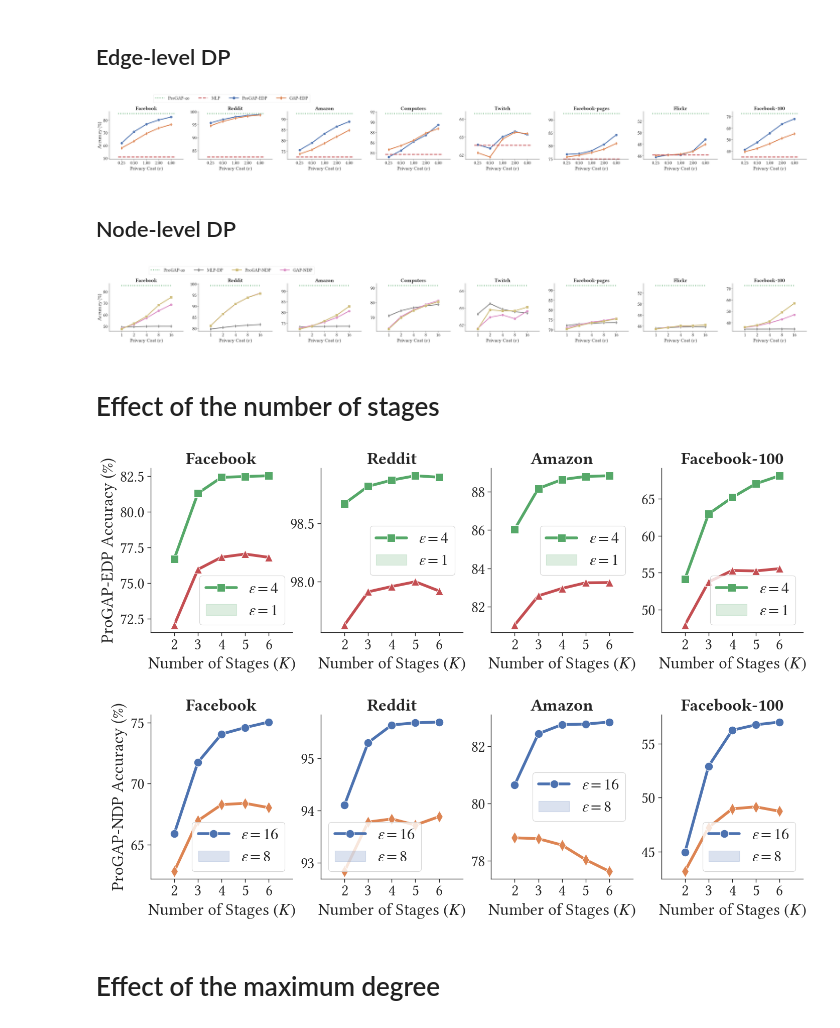
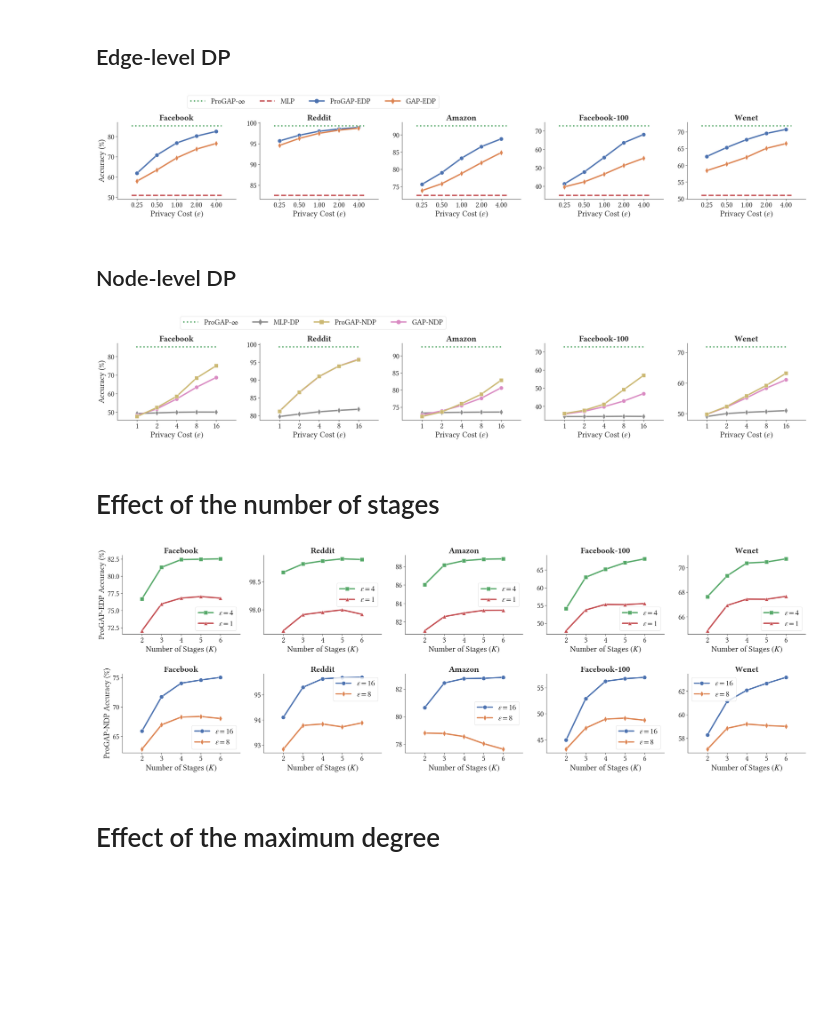
Before and after one commit to sisaman/ProGAP, a Jupyter notebook: results.ipynb, the cells around one changed output. Saved outputs shown, nothing was run; the diff lists cells and outputs as text; code cells hidden in the pictures; blank space fills up the shorter version.

Commit message:
experiments on wenet

```diff
--- a/results.ipynb
+++ b/results.ipynb
@@ -140,7 +139,7 @@ df
 # %%
 cols = ['id', 'method', 'dataset', 'epsilon', 'val/acc_mean', 'test/acc_mean']
 methods = ['ProGAP-$\infty$', 'MLP', 'ProGAP-EDP', 'GAP-EDP']
-datasets = ['facebook', 'reddit', 'amazon', 'computers', 'twitch', 'facebook-pages', 'flickr', 'facebook-100']
+datasets = ['facebook', 'reddit', 'amazon', 'facebook-100', 'wenet']
 epsilons = [0.25, 0.5, 1, 2, 4]
 
 # filter data
@@ -160,40 +159,40 @@ inf_acc = df.loc[df['method'] == 'ProGAP-$\infty$', ['dataset', 'test/acc_mean']
 mlp_acc = df.loc[df['method'] == 'MLP', ['dataset', 'test/acc_mean']].set_index('dataset')
 edp_methods = ['ProGAP-EDP', 'GAP-EDP']
 df = df.loc[df['method'].isin(edp_methods)]
 df = df.sort_values(by='method')
 
 # plot
 g = sns.relplot(kind='line', data=df, x='epsilon', y='test/acc_mean', hue='method', col='dataset', aspect=1.2,
                 markers=['o', 'd'], dashes=False, style='method',
                 hue_order=edp_methods, col_order=datasets, style_order=edp_methods,
                 facet_kws={'sharey': False, 'sharex': False})
 
 g.set(ylabel=None, xlabel='Privacy Cost $(\epsilon)$', xscale='log', xticks=epsilons, xlim=(epsilons[0] / 2, epsilons[-1] * 2))
 
 for dataset, ax in zip(datasets, g.axes[0]):
     ax.axhline(inf_acc.loc[dataset].item(), linestyle='dotted', label='ProGAP-$\infty$', color=sns.color_palette('deep')[2], xmin=0.12, xmax=0.88)
     ax.axhline(mlp_acc.loc[dataset].item(), linestyle='dashed', label='MLP', color=sns.color_palette('deep')[3], xmin=0.12, xmax=0.88)
     ax.set_title(label=dataset.capitalize(), fontdict={'fontweight': 'bold'}, )
     ax.get_xaxis().set_major_formatter(ScalarFormatter())
     ax.minorticks_off()
 
 handles, labels = g.axes[0][0].get_legend_handles_labels()
 legend_data = {label: handle for label, handle in zip(labels, handles)}
 g.legend.remove()
 g.axes[0][1].legend(loc='upper center', ncol=4, bbox_to_anchor=(.45, 1.4), handles=[legend_data[method] for method in methods], labels=methods)
 
 g.axes[0][0].set(ylabel='Accuracy (%)')
 g.fig.subplots_adjust(hspace=0.4, wspace=0.2)
 # g.fig.set_figwidth(16)
 g.savefig('figs/edge.pdf')
 # %% [output]
-[figure, old version]
+[figure, new version]
 # %% [markdown]
 ## Node-level DP
 # %%
 cols = ['id', 'method', 'dataset', 'epsilon', 'train/acc_mean', 'val/acc_mean', 'test/acc_mean']
 methods = ['ProGAP-$\infty$', 'MLP-DP', 'ProGAP-NDP', 'GAP-NDP']
-datasets = datasets = ['facebook', 'reddit', 'amazon', 'computers', 'twitch', 'facebook-pages', 'flickr', 'facebook-100']
+datasets = datasets = ['facebook', 'reddit', 'amazon', 'facebook-100', 'wenet']
 epsilons = [1, 2, 4, 8, 16]
 
 # filter data
@@ -241,13 +240,13 @@ g.fig.subplots_adjust(hspace=0.4, wspace=0.2)
 # g.fig.set_figwidth(16)
 g.savefig('figs/node.pdf')
 # %% [output]
-[figure, old version]
+[figure, new version]
 # %% [markdown]
 # Effect of the number of stages
 # %%
 cols = ['method', 'dataset', 'epsilon', 'stages', 'val/acc_mean', 'test/acc_mean']
 methods = ['ProGAP-EDP', 'ProGAP-NDP']
-datasets = ['facebook', 'reddit', 'amazon', 'facebook-100']
+datasets = ['facebook', 'reddit', 'amazon', 'facebook-100', 'wenet']
 epsilons_edp = [1,4]
 epsilons_ndp = [8,16]
 
@@ -272,7 +271,7 @@ df['style'] = df['method'].str.cat(df['epsilon'], sep='-')
 
 g = sns.relplot(kind='line', data=df, hue='style', y='test/acc_mean', x='stages', col='dataset', row='method', aspect=1.2,
                 col_order=datasets, row_order=methods, markers=['o', 'd', 's', '^'], dashes=False, style='style', legend=False,
-                facet_kws={'sharey': False, 'sharex': False})
+                facet_kws={'sharey': False, 'sharex': False}, errorbar=None)
 
 legend_loc = {
     ('ProGAP-EDP', 'amazon'): 'lower right',
@@ -298,11 +297,11 @@ for method, axes in zip(methods, g.axes):
 
 
 g.fig.subplots_adjust(hspace=0.5, wspace=0.2)
-g.fig.set_figwidth(14)
+# g.fig.set_figwidth(14)
 g.savefig('figs/stages.pdf')
 # df
 # %% [output]
-[figure, old version]
+[figure, new version]
 # %% [markdown]
 # Effect of the maximum degree
 # %%
```
Also changed, not shown: parts of 2 cells of this notebook, 1 other file.
